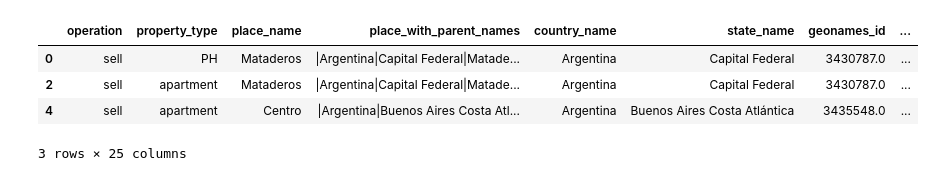
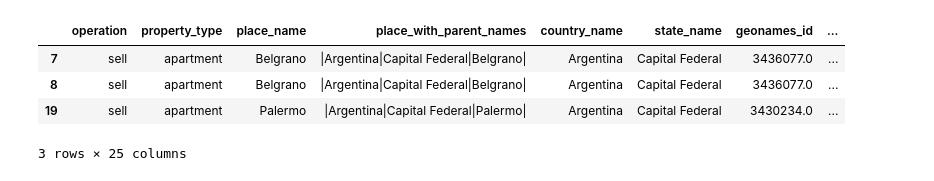
Before and after one commit to matfarinelli/DH-DS-Desafio-II, a Jupyter notebook: desafio_tp2.ipynb, the cells around one changed output. Saved outputs shown, nothing was run; the diff lists cells and outputs as text; code cells hidden in the pictures.

```diff
--- a/desafio_tp2.ipynb
+++ b/desafio_tp2.ipynb
@@ -7,9 +15,9 @@ import matplotlib.pyplot as plt
 # %%
-data = pd.read_csv('data_400_5000.csv',sep = ',', index_col= 'Unnamed: 0')
+data = pd.read_csv('data_apparment',sep = ',', index_col= 'Unnamed: 0')
 data.head(3)
 # %% [output]
 |  | operation | property_type | place_name | place_with_parent_names | country_name | state_name | geonames_id | ... |
-| 0 | sell | PH | Mataderos | |Argentina|Capital Federal|Matade... | Argentina | Capital Federal | 3430787.0 | ... |
-| 2 | sell | apartment | Mataderos | |Argentina|Capital Federal|Matade... | Argentina | Capital Federal | 3430787.0 | ... |
-| 4 | sell | apartment | Centro | |Argentina|Buenos Aires Costa Atl... | Argentina | Buenos Aires Costa Atlántica | 3435548.0 | ... |
+| 7 | sell | apartment | Belgrano | |Argentina|Capital Federal|Belgrano| | Argentina | Capital Federal | 3436077.0 | ... |
+| 8 | sell | apartment | Belgrano | |Argentina|Capital Federal|Belgrano| | Argentina | Capital Federal | 3436077.0 | ... |
+| 19 | sell | apartment | Palermo | |Argentina|Capital Federal|Palermo| | Argentina | Capital Federal | 3430234.0 | ... |
 3 rows × 25 columns
```
Also changed, not shown: parts of 46 cells of this notebook, 2 other files.
